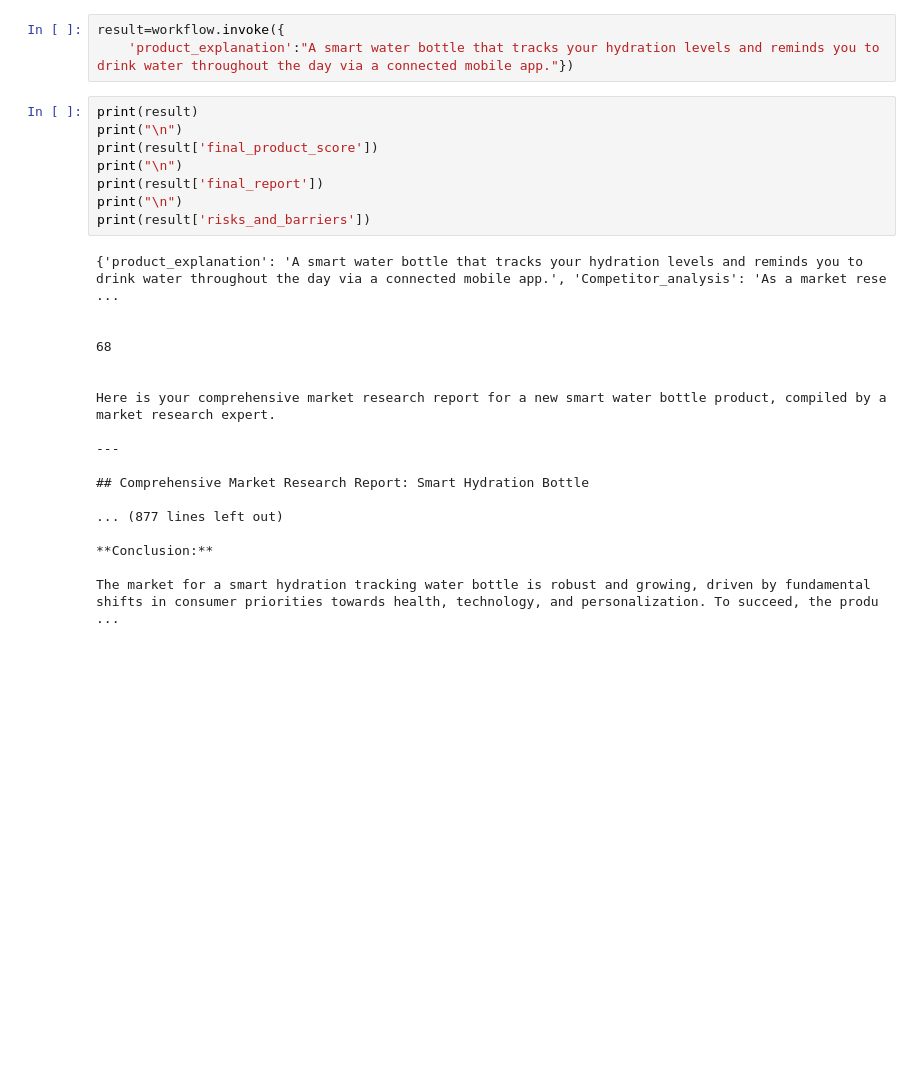
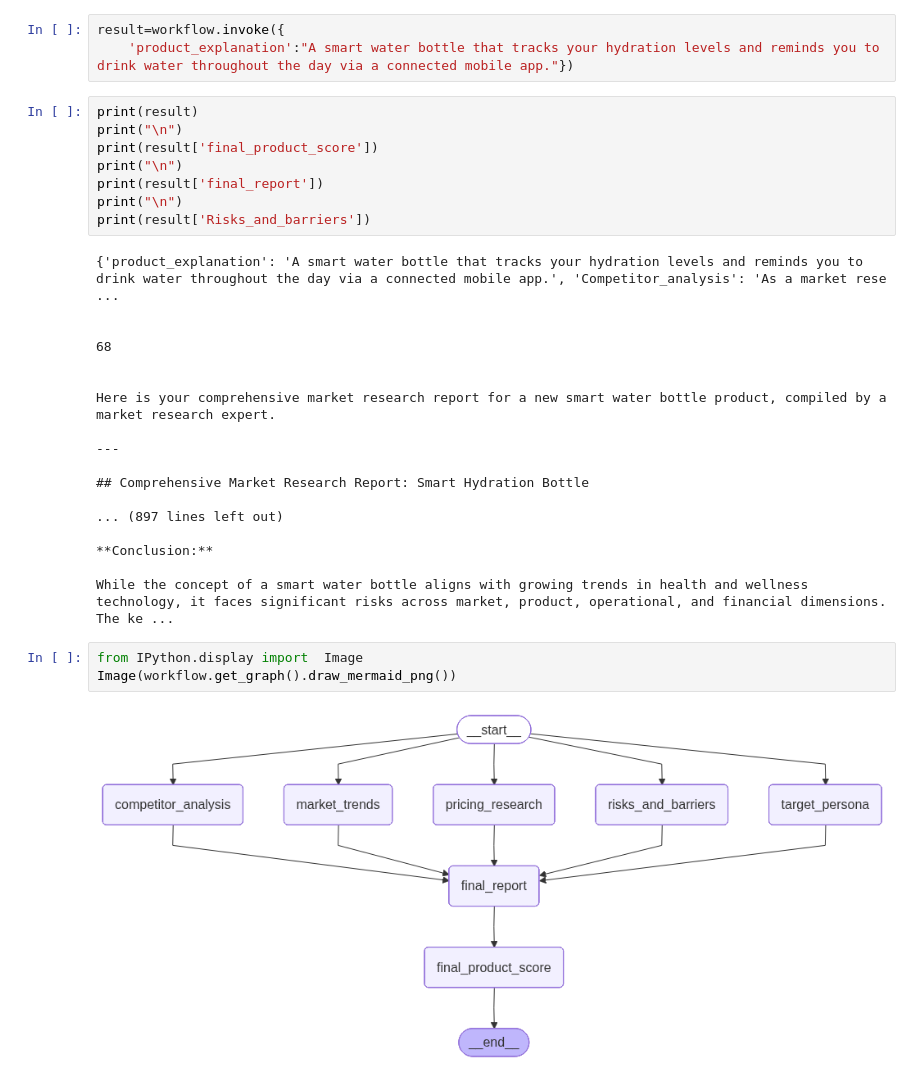
Before and after one commit to Shivanshxsharma/langgraph_from_the_roots, a Jupyter notebook: parellel.ipynb, the cells around one changed output. Saved outputs shown, nothing was run; the diff lists cells and outputs as text; blank space fills up the shorter version.

```diff
--- a/parellel.ipynb
+++ b/parellel.ipynb
@@ -170,7 +170,7 @@ print(result['final_product_score'])
 print("\n")
 print(result['final_report'])
 print("\n")
-print(result['risks_and_barriers'])
+print(result['Risks_and_barriers'])
 # %% [output]
 {'product_explanation': 'A smart water bottle that tracks your hydration levels and reminds you to drink water throughout the day via a connected mobile app.', 'Competitor_analysis': 'As a market rese ...
 
@@ -184,8 +184,13 @@ Here is your comprehensive market research report for a new smart water bottle p
 
 ## Comprehensive Market Research Report: Smart Hydration Bottle
 
-... (877 lines left out)
+... (897 lines left out)
 
 **Conclusion:**
 
-The market for a smart hydration tracking water bottle is robust and growing, driven by fundamental shifts in consumer priorities towards health, technology, and personalization. To succeed, the produ ...
+While the concept of a smart water bottle aligns with growing trends in health and wellness technology, it faces significant risks across market, product, operational, and financial dimensions. The ke ...
+# %%
+from IPython.display import  Image
+Image(workflow.get_graph().draw_mermaid_png())
+# %% [output]
+[figure, added]
```
